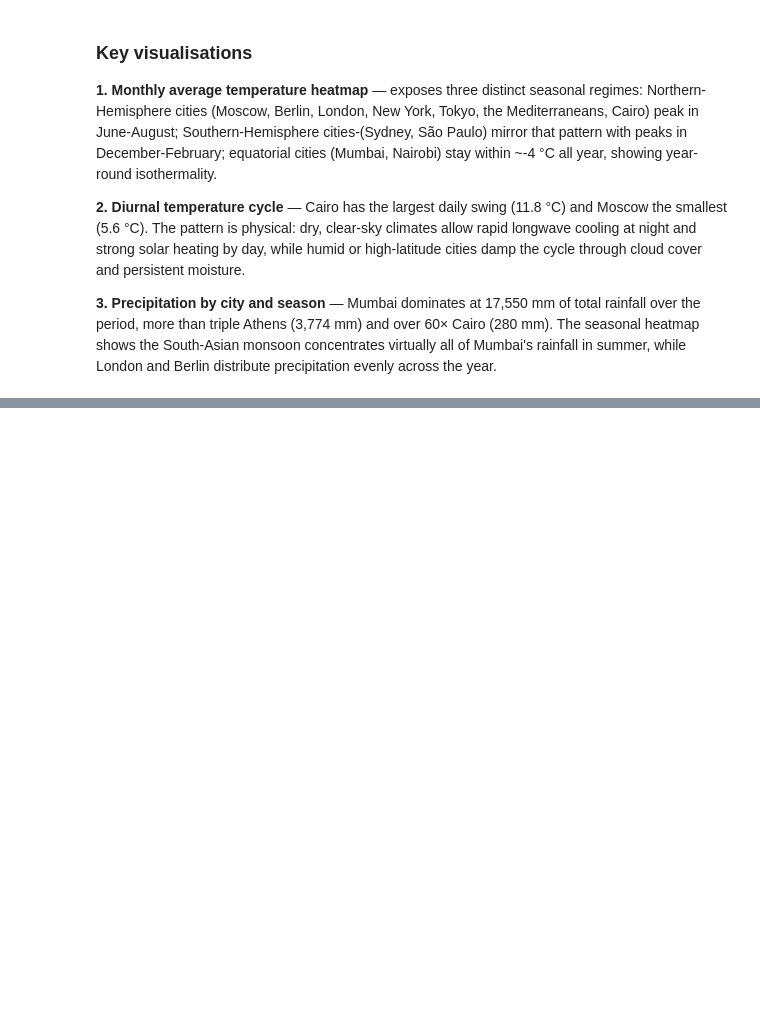
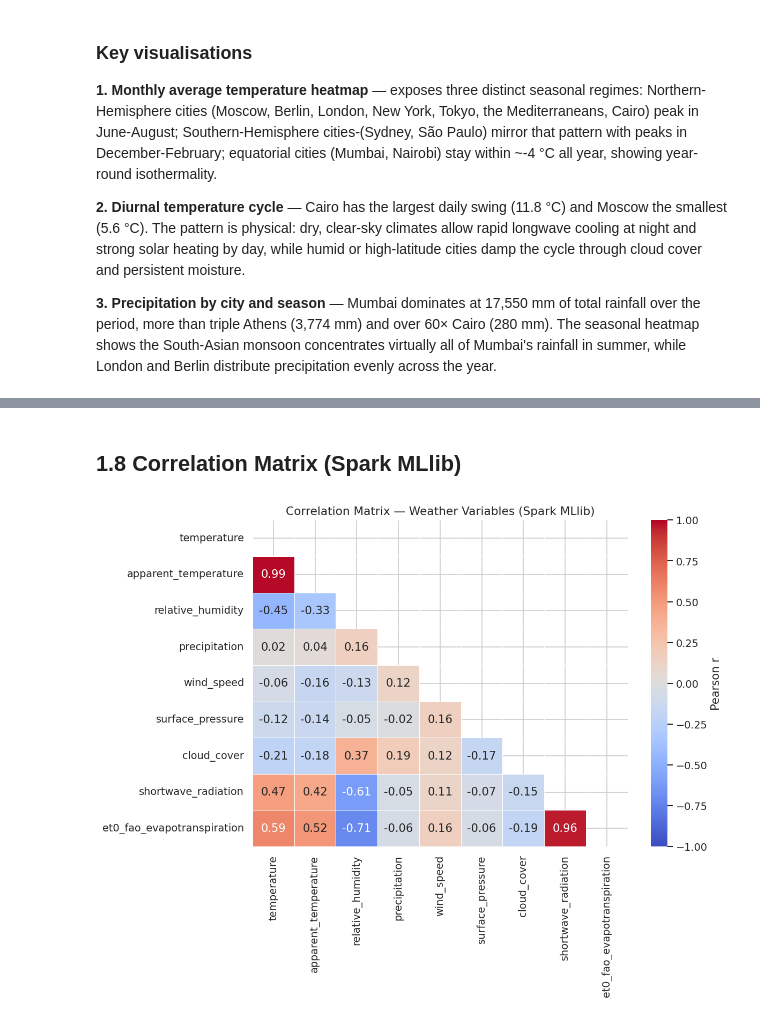
Before and after one commit to cpapad06/DSC511-introduction, a Jupyter notebook: BigData_weather_project.ipynb, the cells around one changed output, grey strips where cells are left out. Saved outputs shown, nothing was run; the diff lists cells and outputs as text; code cells hidden in the pictures; blank space fills up the shorter version.

```diff
--- a/BigData_weather_project.ipynb
+++ b/BigData_weather_project.ipynb
@@ -684,0 +723,32 @@ Per-city aggregates rank cities from Mumbai (mean 26.8 °C) at the top to Moscow
+# %% [markdown]
+## 1.8 Correlation Matrix (Spark MLlib)
+# %%
+corr_cols = [
+    "temperature_2m", "apparent_temperature", "relative_humidity_2m",
+    "precipitation", "wind_speed_10m", "surface_pressure",
+    "cloud_cover", "shortwave_radiation", "et0_fao_evapotranspiration"
+]
+
+# Drop rows with any null in the selected columns
+sdf_clean = sdf.dropna(subset=corr_cols)
+
+assembler = VectorAssembler(inputCols=corr_cols, outputCol="features")
+sdf_vec   = assembler.transform(sdf_clean).select("features")
+
+corr_matrix = Correlation.corr(sdf_vec, "features").head()[0].toArray()
+corr_df     = pd.DataFrame(corr_matrix,
+                            index=[c.replace("_2m","").replace("_10m","") for c in corr_cols],
+                            columns=[c.replace("_2m","").replace("_10m","") for c in corr_cols])
+
+mask = np.triu(np.ones_like(corr_df, dtype=bool))
+
+fig, ax = plt.subplots(figsize=(10, 8))
+sns.heatmap(corr_df, mask=mask, annot=True, fmt=".2f",
+            cmap="coolwarm", center=0, vmin=-1, vmax=1,
+            linewidths=0.4, ax=ax, cbar_kws={"label": "Pearson r"})
+ax.set_title("Correlation Matrix — Weather Variables (Spark MLlib)", fontsize=13)
+plt.tight_layout()
+plt.savefig("eda_correlation_matrix.png", bbox_inches="tight")
+plt.show()
+# %% [output]
+[figure, added]
```
Also changed, not shown: parts of 37 cells of this notebook.
